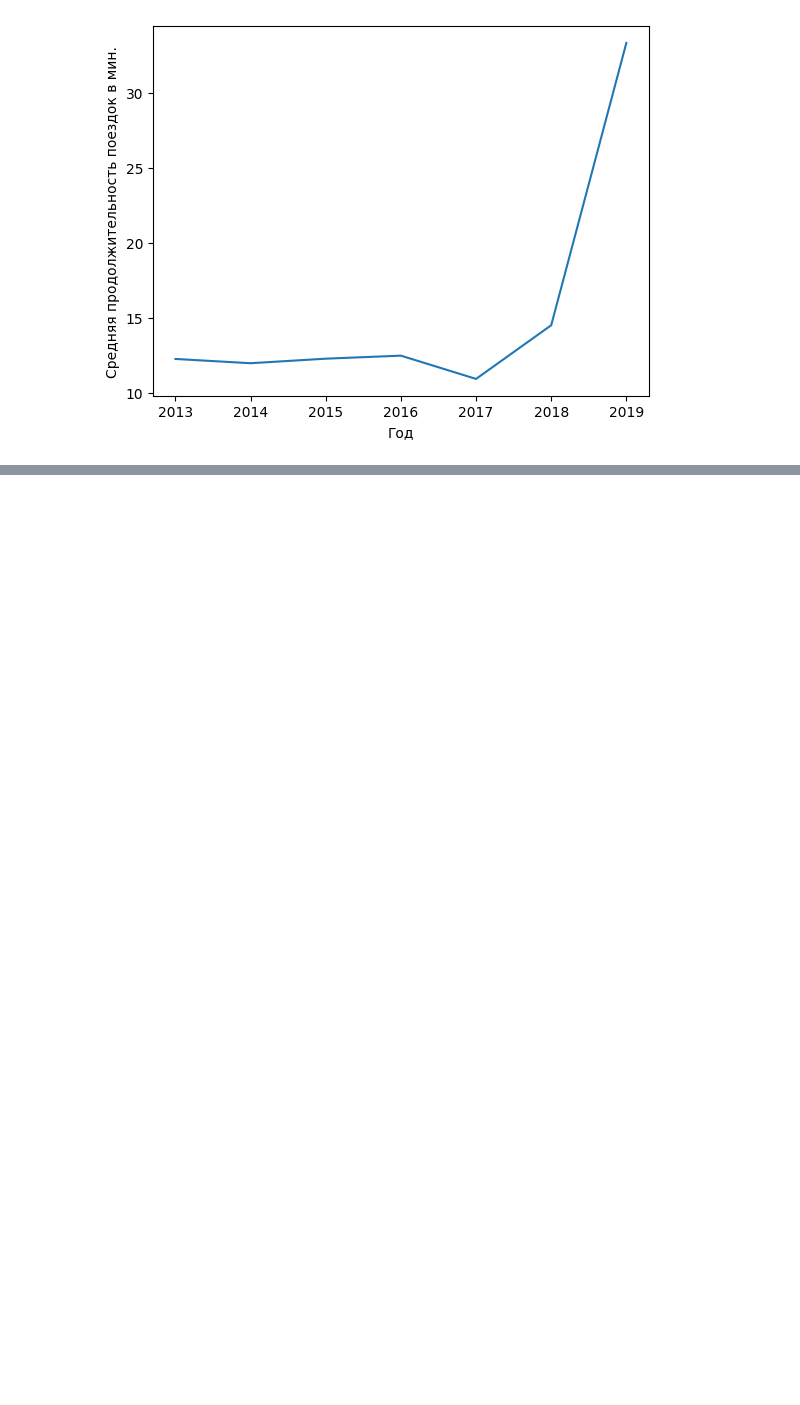
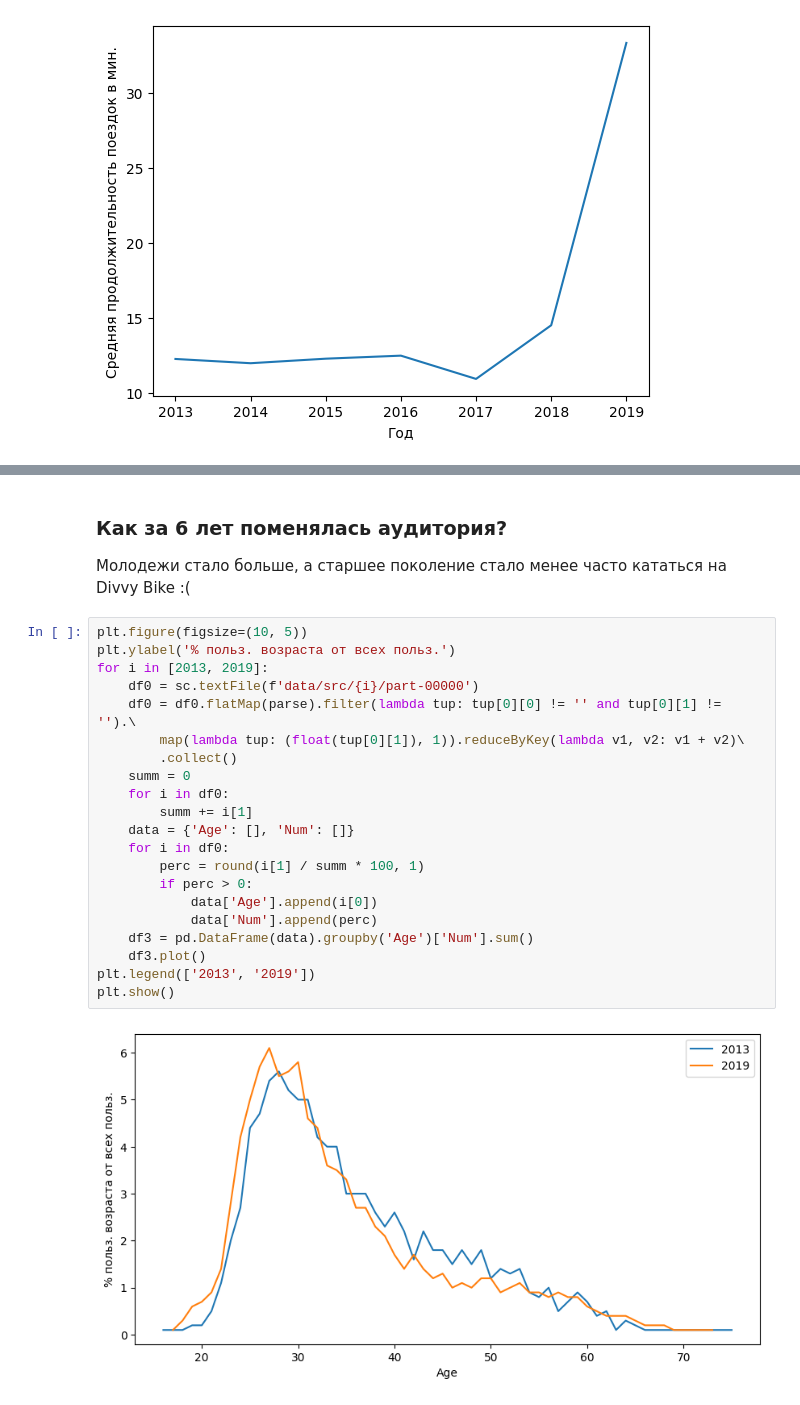
Before and after one commit to Konstantin-Kalug/yandex_bigdata_intensive, a Jupyter notebook: analyze_audience.ipynb, the cells around one changed output, grey strips where cells are left out. Saved outputs shown, nothing was run; the diff lists cells and outputs as text; blank space fills up the shorter version.

```diff
--- a/analyze_audience.ipynb
+++ b/analyze_audience.ipynb
@@ -529,0 +551,26 @@ https://www.glitterguts.com/photobooth/world-naked-bike-ride-10
+# %% [markdown]
+### Как за 6 лет поменялась аудитория?
+Молодежи стало больше, а старшее поколение стало менее часто кататься на Divvy Bike :(
+# %%
+plt.figure(figsize=(10, 5))
+plt.ylabel('% польз. возраста от всех польз.')
+for i in [2013, 2019]:
+    df0 = sc.textFile(f'data/src/{i}/part-00000')
+    df0 = df0.flatMap(parse).filter(lambda tup: tup[0][0] != '' and tup[0][1] != '').\
+        map(lambda tup: (float(tup[0][1]), 1)).reduceByKey(lambda v1, v2: v1 + v2)\
+        .collect()
+    summ = 0
+    for i in df0:
+        summ += i[1]
+    data = {'Age': [], 'Num': []}
+    for i in df0:
+        perc = round(i[1] / summ * 100, 1)
+        if perc > 0:
+            data['Age'].append(i[0])
+            data['Num'].append(perc)
+    df3 = pd.DataFrame(data).groupby('Age')['Num'].sum()
+    df3.plot()
+plt.legend(['2013', '2019'])
+plt.show()
+# %% [output]
+[figure, added]
```
Also changed, not shown: parts of 5 cells of this notebook.
